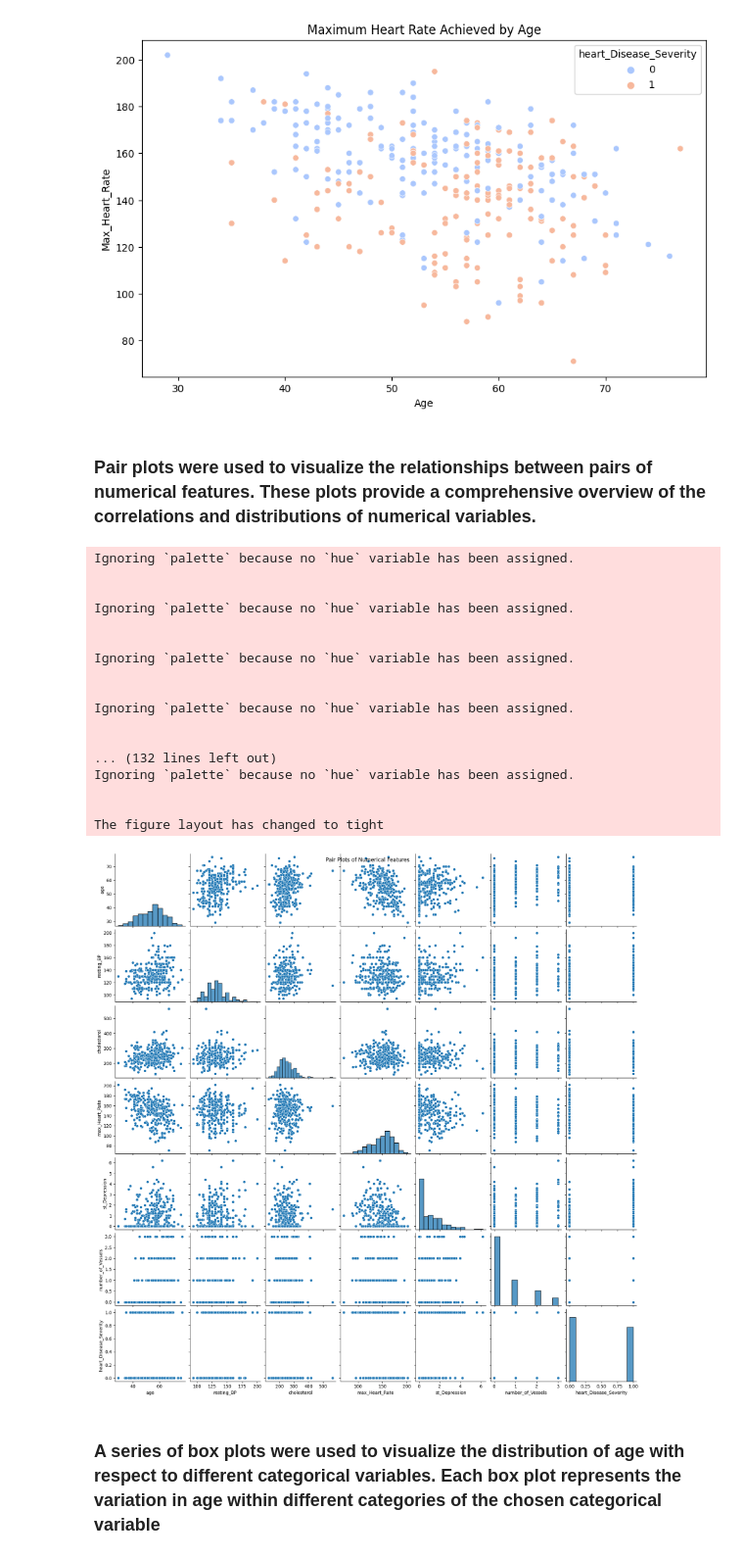
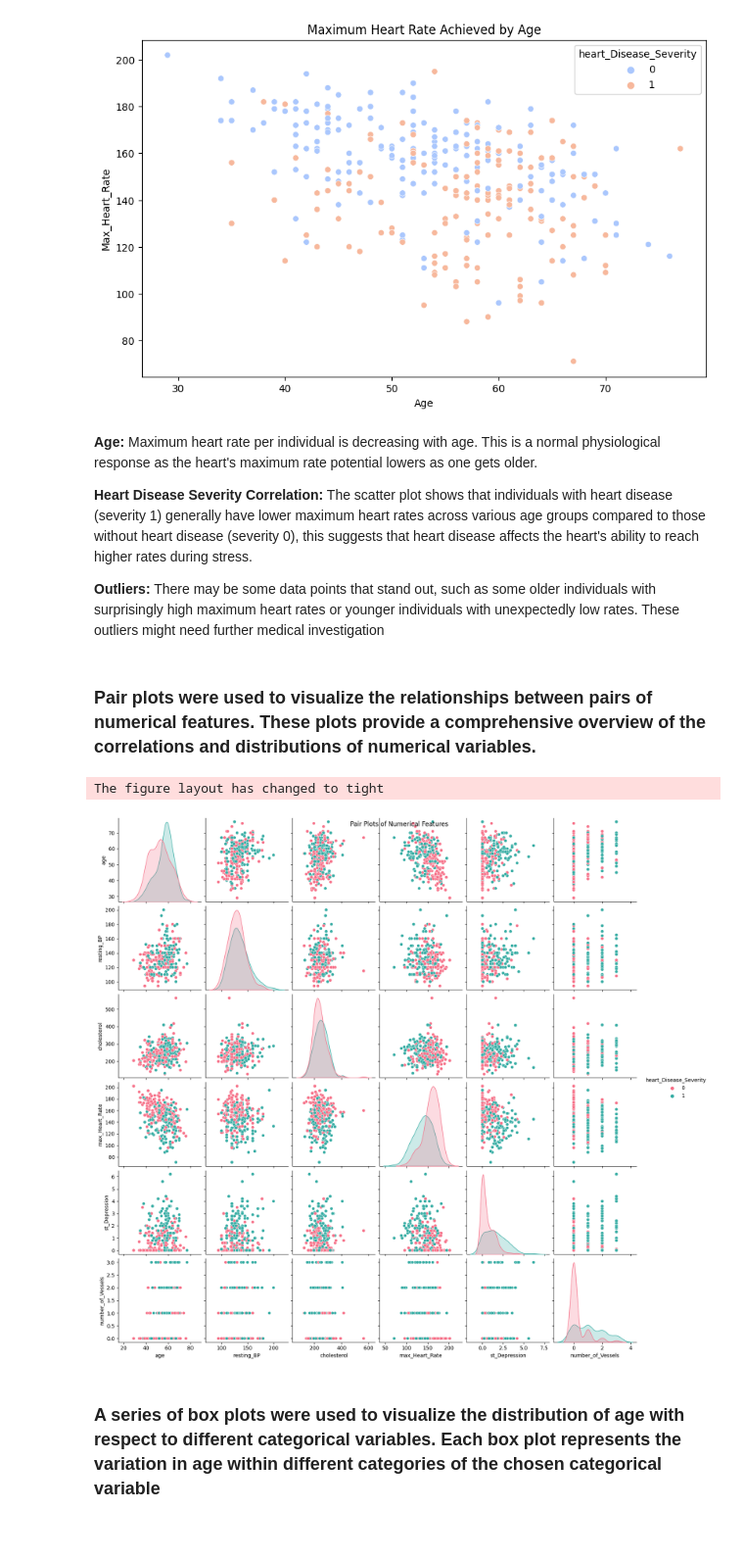
Before and after one commit to shaficse/HeartDiseasePrediction, a Jupyter notebook: preliminary_EDA_Model_Notebook.ipynb, the cells around one changed output. Shown at 98% size. Cells and saved outputs as stored; diff of their text form; code cells hidden in the pictures; blank space fills up the shorter version.

```diff
--- a/preliminary_EDA_Model_Notebook.ipynb
+++ b/preliminary_EDA_Model_Notebook.ipynb
@@ -413,32 +454,22 @@ plt.ylabel('Max_Heart_Rate')
 plt.show()
 # %% [output]
 [figure]
+# %% [markdown]
+**Age:** Maximum heart rate per individual is decreasing with age. This is a normal physiological response as the heart's maximum rate potential lowers as one gets older.
+
+**Heart Disease Severity Correlation:** The scatter plot shows that individuals with heart disease (severity 1) generally have lower maximum heart rates across various age groups compared to those without heart disease (severity 0), this suggests that heart disease affects the heart's ability to reach higher rates during stress.
+
+**Outliers:** There may be some data points that stand out, such as some older individuals with surprisingly high maximum heart rates or younger individuals with unexpectedly low rates. These outliers might need further medical investigation
 # %% [markdown]
 ### Pair plots were used to visualize the relationships between pairs of numerical features. These plots provide a comprehensive overview of the correlations and distributions of numerical variables.
 # %%
 # Create pair plots for numerical features
-sns.pairplot(data[numerical_features], palette='husl')
+sns.pairplot(data[numerical_features],  hue='heart_Disease_Severity', palette='husl')
 plt.suptitle("Pair Plots of Numerical Features")
 plt.show()
 # %% [output]
-Ignoring `palette` because no `hue` variable has been assigned.
-
-
-Ignoring `palette` because no `hue` variable has been assigned.
-
-
-Ignoring `palette` because no `hue` variable has been assigned.
-
-
-Ignoring `palette` because no `hue` variable has been assigned.
-
-
-... (132 lines left out)
-Ignoring `palette` because no `hue` variable has been assigned.
-
-
 The figure layout has changed to tight
-[figure, old version]
+[figure, new version]
 # %% [markdown]
 ### A series of box plots were used to visualize the distribution of age with respect to different categorical variables. Each box plot represents the variation in age within different categories of the chosen categorical variable
 # %%
```
Also changed, not shown: parts of 20 cells of this notebook.
